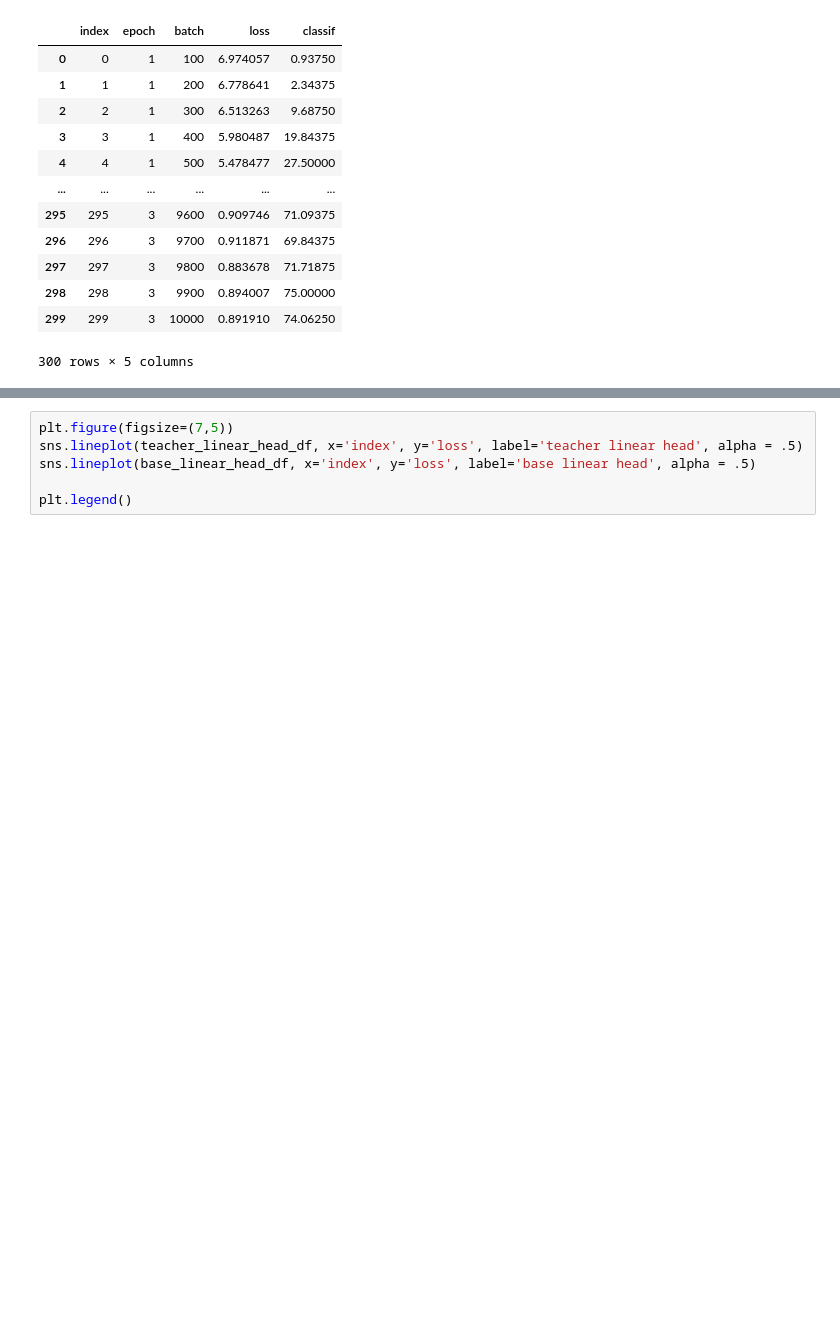
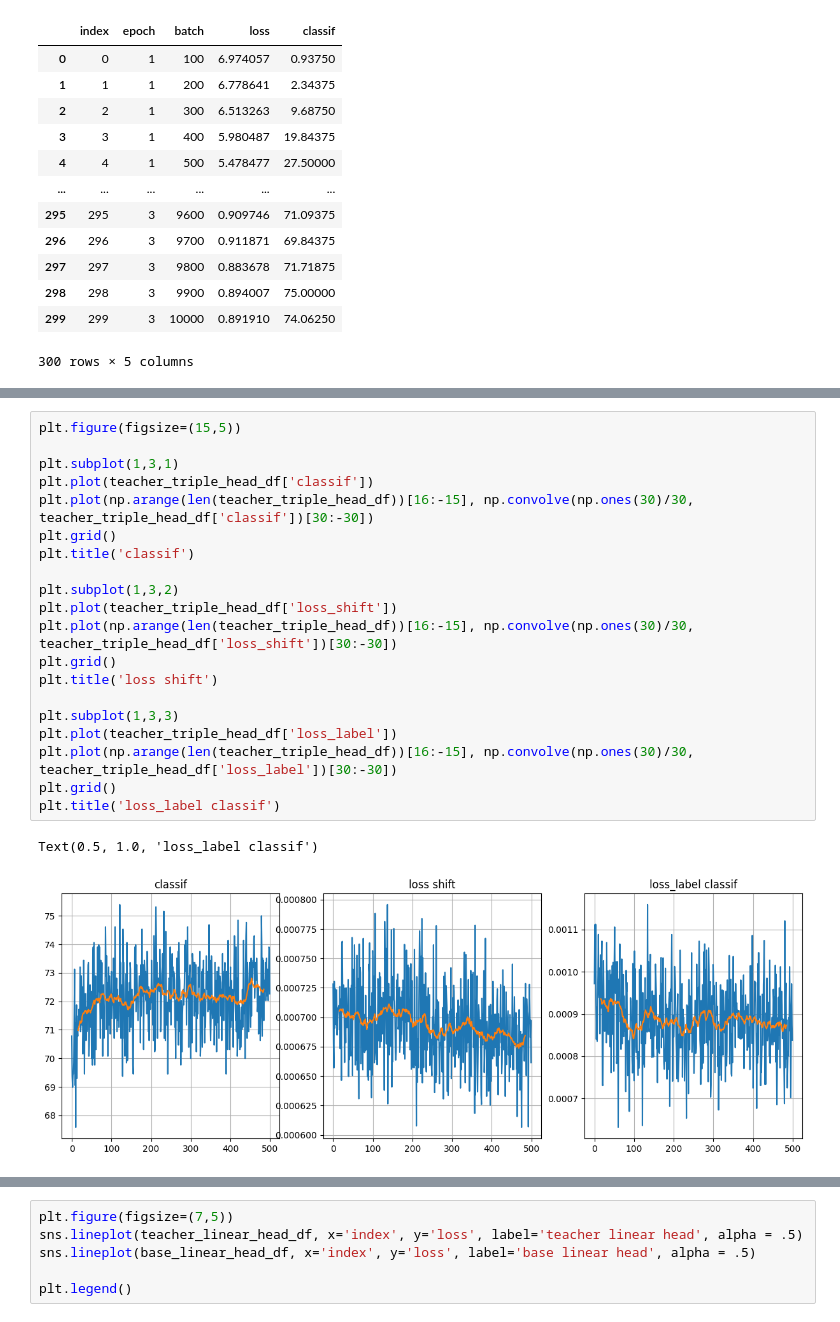
Before and after one commit to gdbmanu/S3C, a Jupyter notebook: notebooks/03_results_analysis.ipynb, the cells around one changed output, grey strips where cells are left out. Saved outputs shown, nothing was run; the diff lists cells and outputs as text; blank space fills up the shorter version.

```diff
--- a/notebooks/03_results_analysis.ipynb
+++ b/notebooks/03_results_analysis.ipynb
@@ -225,0 +360,23 @@ plt.legend()
+# %%
+plt.figure(figsize=(15,5))
+
+plt.subplot(1,3,1)
+plt.plot(teacher_triple_head_df['classif'])
+plt.plot(np.arange(len(teacher_triple_head_df))[16:-15], np.convolve(np.ones(30)/30, teacher_triple_head_df['classif'])[30:-30])
+plt.grid()
+plt.title('classif')
+
+plt.subplot(1,3,2)
+plt.plot(teacher_triple_head_df['loss_shift'])
+plt.plot(np.arange(len(teacher_triple_head_df))[16:-15], np.convolve(np.ones(30)/30, teacher_triple_head_df['loss_shift'])[30:-30])
+plt.grid()
+plt.title('loss shift')
+
+plt.subplot(1,3,3)
+plt.plot(teacher_triple_head_df['loss_label'])
+plt.plot(np.arange(len(teacher_triple_head_df))[16:-15], np.convolve(np.ones(30)/30, teacher_triple_head_df['loss_label'])[30:-30])
+plt.grid()
+plt.title('loss_label classif')
+# %% [output]
+Text(0.5, 1.0, 'loss_label classif')
+[figure, added]
```
Also changed, not shown: parts of 11 cells of this notebook, 1 other file.
